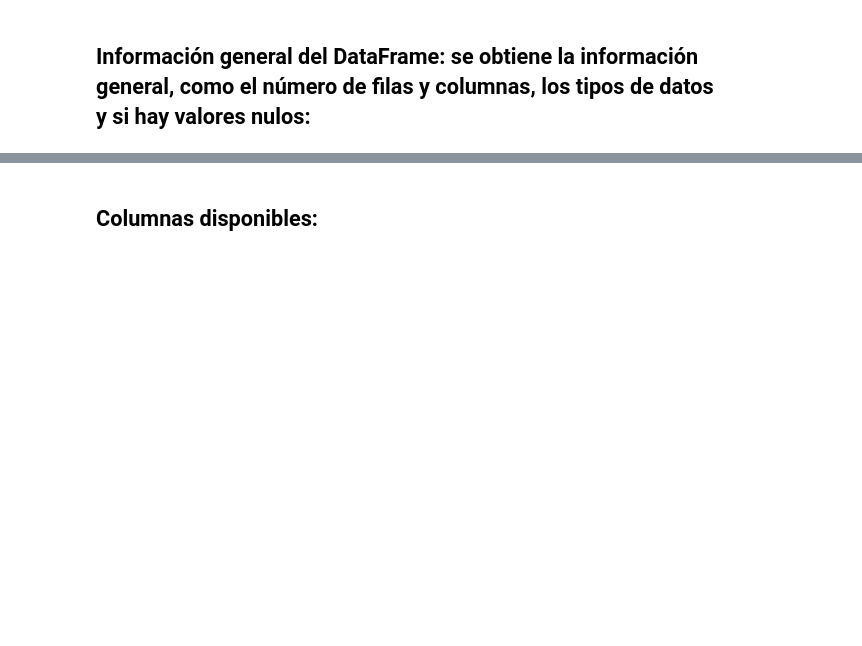
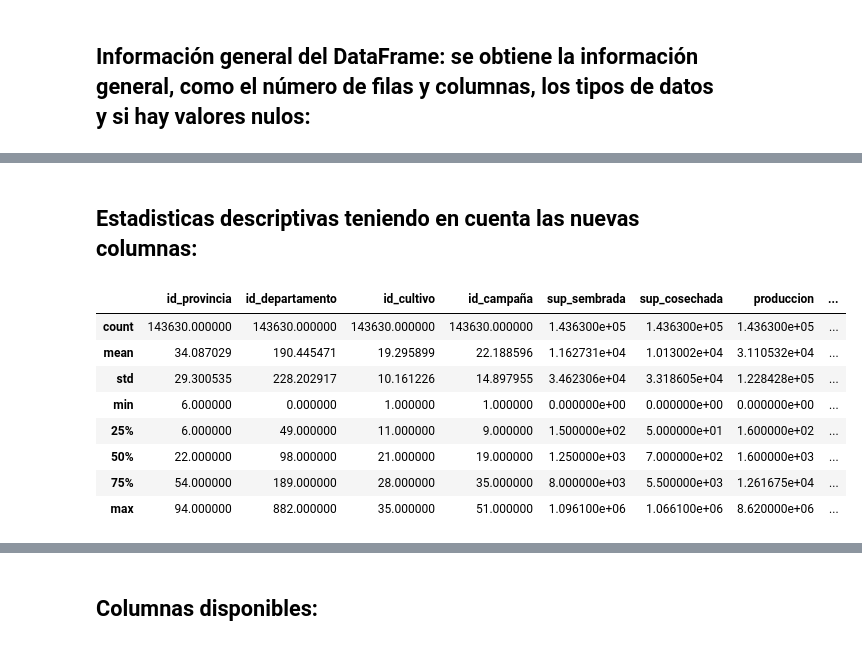
Before and after one commit to Marianod2003/Proyectogrupo21, a Jupyter notebook: estimaciones.ipynb, the cells around one changed output, grey strips where cells are left out. Cells and saved outputs as stored; diff of their text form; code cells hidden in the pictures; blank space fills up the shorter version.

```diff
--- a/estimaciones.ipynb
+++ b/estimaciones.ipynb
@@ -67,0 +120,14 @@ df_estimaciones.describe()
+# %% [markdown]
+## Estadisticas descriptivas teniendo en cuenta las nuevas columnas:
+# %%
+df_estimaciones.describe()
+# %% [output]
+|  | id_provincia | id_departamento | id_cultivo | id_campaña | sup_sembrada | sup_cosechada | produccion | ... |
+| count | 143630.000000 | 143630.000000 | 143630.000000 | 143630.000000 | 1.436300e+05 | 1.436300e+05 | 1.436300e+05 | ... |
+| mean | 34.087029 | 190.445471 | 19.295899 | 22.188596 | 1.162731e+04 | 1.013002e+04 | 3.110532e+04 | ... |
+| std | 29.300535 | 228.202917 | 10.161226 | 14.897955 | 3.462306e+04 | 3.318605e+04 | 1.228428e+05 | ... |
+| min | 6.000000 | 0.000000 | 1.000000 | 1.000000 | 0.000000e+00 | 0.000000e+00 | 0.000000e+00 | ... |
+| 25% | 6.000000 | 49.000000 | 11.000000 | 9.000000 | 1.500000e+02 | 5.000000e+01 | 1.600000e+02 | ... |
+| 50% | 22.000000 | 98.000000 | 21.000000 | 19.000000 | 1.250000e+03 | 7.000000e+02 | 1.600000e+03 | ... |
+| 75% | 54.000000 | 189.000000 | 28.000000 | 35.000000 | 8.000000e+03 | 5.500000e+03 | 1.261675e+04 | ... |
+| max | 94.000000 | 882.000000 | 35.000000 | 51.000000 | 1.096100e+06 | 1.066100e+06 | 8.620000e+06 | ... |
```
Also changed, not shown: parts of 22 cells of this notebook.
